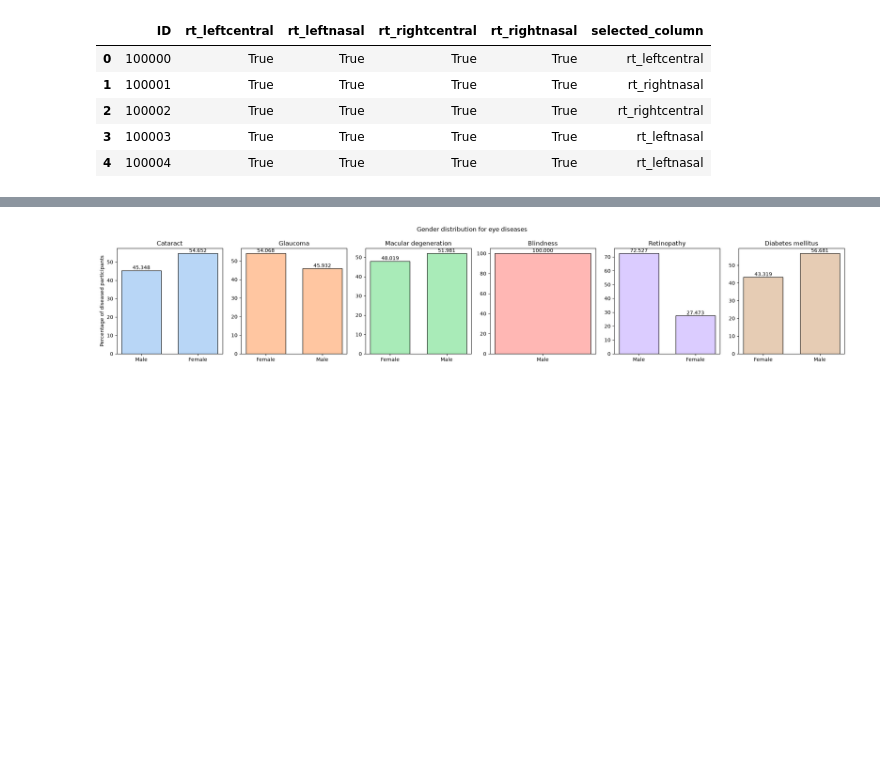
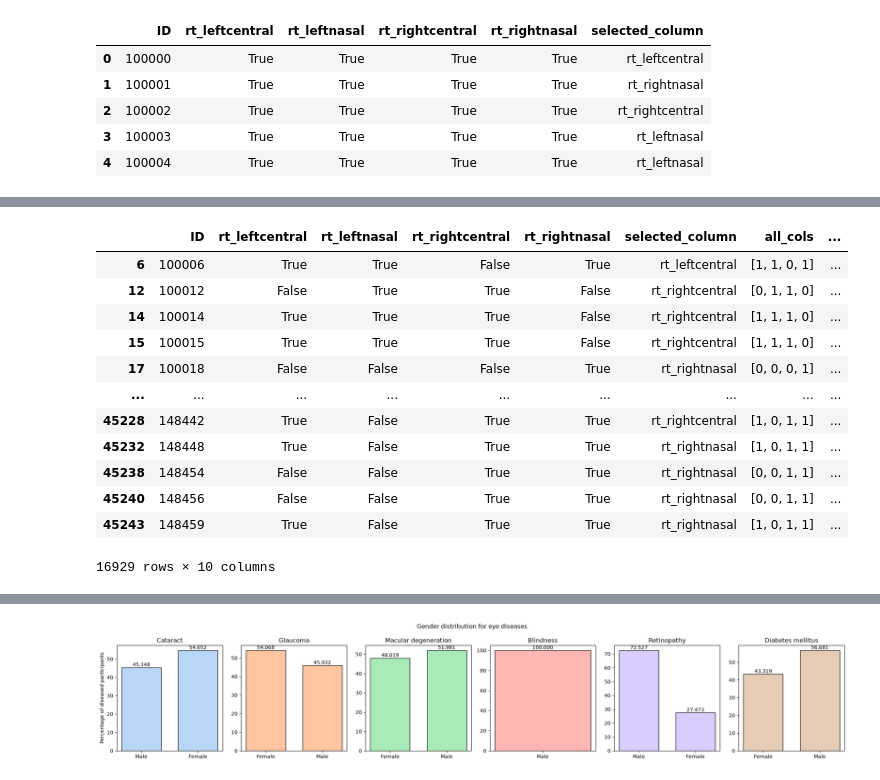
Before and after one commit to berenslab/leverage-data, a Jupyter notebook: linear_probe.ipynb, the cells around one changed output, grey strips where cells are left out. Drawn from its saved outputs; the diff is of its cells as text; code cells hidden in the pictures; blank space fills up the shorter version.

```diff
--- a/linear_probe.ipynb
+++ b/linear_probe.ipynb
@@ -108,3 +202,19 @@ mapping_df.head()
+# %%
+mapping_df[mapping_df['theres_zero']==True]
+# %% [output]
+|  | ID | rt_leftcentral | rt_leftnasal | rt_rightcentral | rt_rightnasal | selected_column | all_cols | ... |
+| 6 | 100006 | True | True | False | True | rt_leftcentral | [1, 1, 0, 1] | ... |
+| 12 | 100012 | False | True | True | False | rt_rightcentral | [0, 1, 1, 0] | ... |
+| 14 | 100014 | True | True | True | False | rt_rightcentral | [1, 1, 1, 0] | ... |
+| 15 | 100015 | True | True | True | False | rt_rightcentral | [1, 1, 1, 0] | ... |
+| 17 | 100018 | False | False | False | True | rt_rightnasal | [0, 0, 0, 1] | ... |
+| ... | ... | ... | ... | ... | ... | ... | ... | ... |
+| 45228 | 148442 | True | False | True | True | rt_rightcentral | [1, 0, 1, 1] | ... |
+| 45232 | 148448 | True | False | True | True | rt_rightnasal | [1, 0, 1, 1] | ... |
+| 45238 | 148454 | False | False | True | True | rt_rightnasal | [0, 0, 1, 1] | ... |
+| 45240 | 148456 | False | False | True | True | rt_rightnasal | [0, 0, 1, 1] | ... |
+| 45243 | 148459 | True | False | True | True | rt_rightnasal | [1, 0, 1, 1] | ... |
+16929 rows × 10 columns
 # %%
 labels_df = pd.read_csv(os.path.join(dataset_root, 'NAKO_metadata','labels', 'labels.csv'))
 labels_df.head()
```
Also changed, not shown: parts of 45 cells of this notebook, 5 other files.
